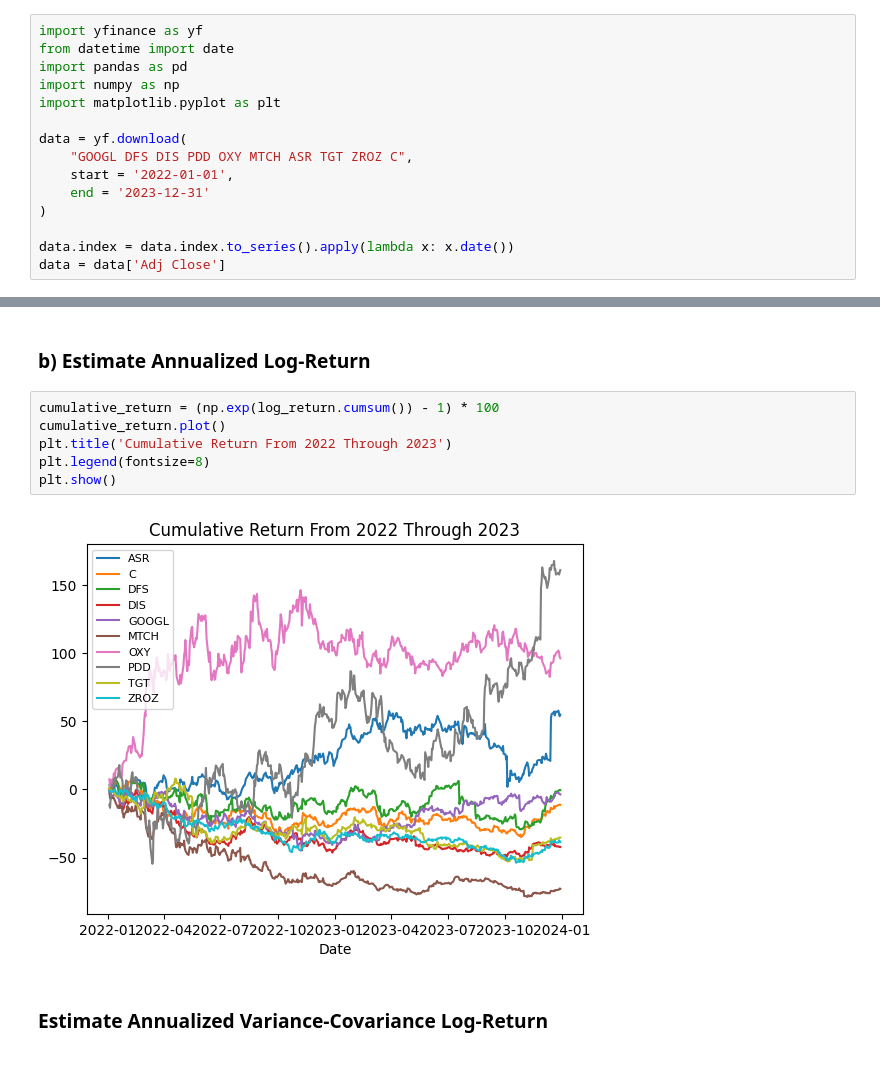
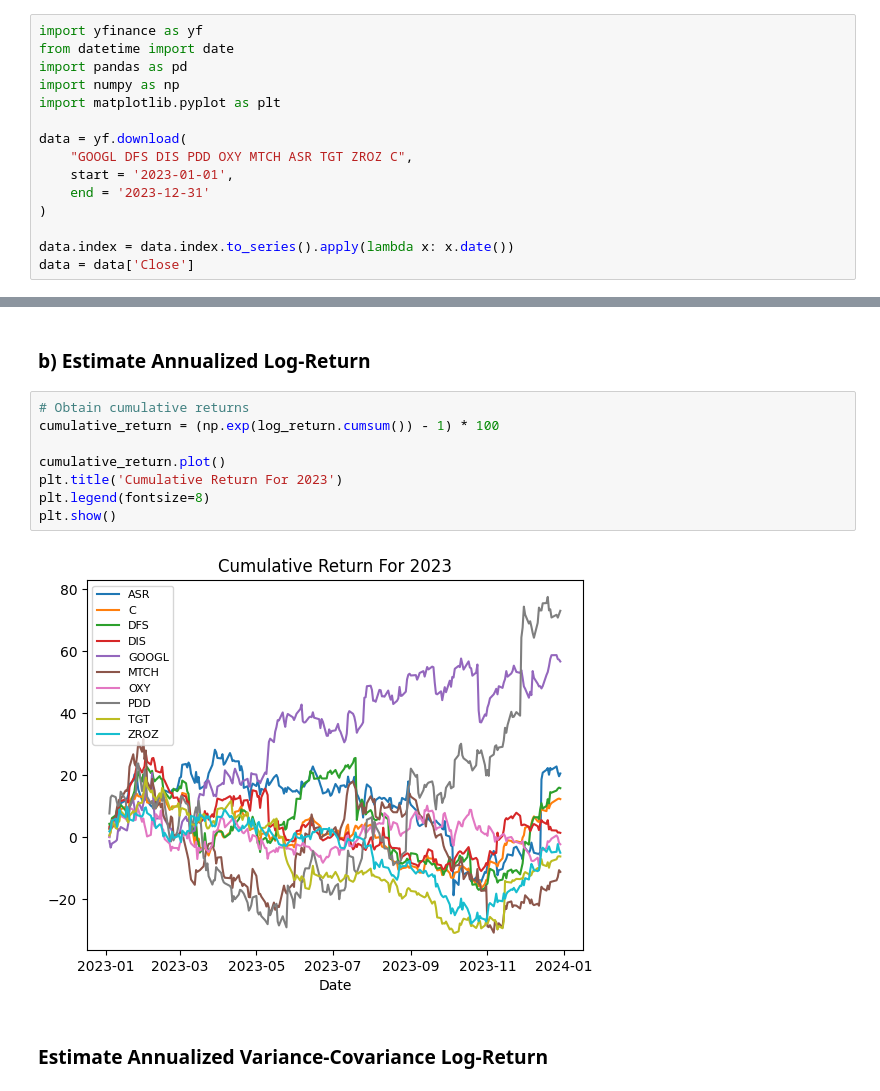
Before and after one commit to bwolfe0/Adv_Financial_Math_276, a Jupyter notebook: HW/HW3/HW3.ipynb, the cells around one changed output, grey strips where cells are left out. Saved outputs shown, nothing was run; the diff lists cells and outputs as text.

```diff
--- a/HW/HW3/HW3.ipynb
+++ b/HW/HW3/HW3.ipynb
@@ -7,11 +32,11 @@ import matplotlib.pyplot as plt
 
 data = yf.download(
     "GOOGL DFS DIS PDD OXY MTCH ASR TGT ZROZ C",
-    start = '2022-01-01',
+    start = '2023-01-01',
     end = '2023-12-31'
 )
 
 data.index = data.index.to_series().apply(lambda x: x.date())
-data = data['Adj Close']
+data = data['Close']
 # %% [output]
 [*********************100%%**********************]  10 of 10 completed
@@ -52,13 +70,15 @@ log_return
 # %% [markdown]
 ### b) Estimate Annualized Log-Return
 # %%
+# Obtain cumulative returns
 cumulative_return = (np.exp(log_return.cumsum()) - 1) * 100
+
 cumulative_return.plot()
-plt.title('Cumulative Return From 2022 Through 2023')
+plt.title('Cumulative Return For 2023')
 plt.legend(fontsize=8)
 plt.show()
 # %% [output]
-[figure, old version]
+[figure, new version]
 # %% [markdown]
 ### Estimate Annualized Variance-Covariance Log-Return
 # %%
```
Also changed, not shown: parts of 30 cells of this notebook.
